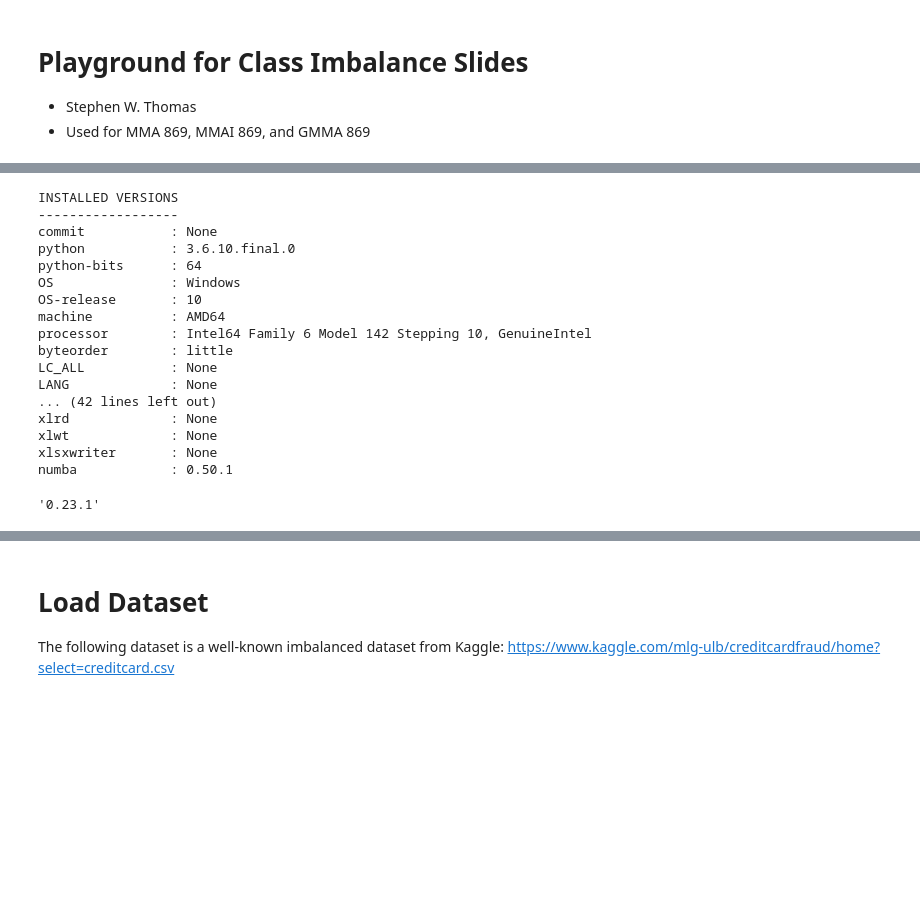
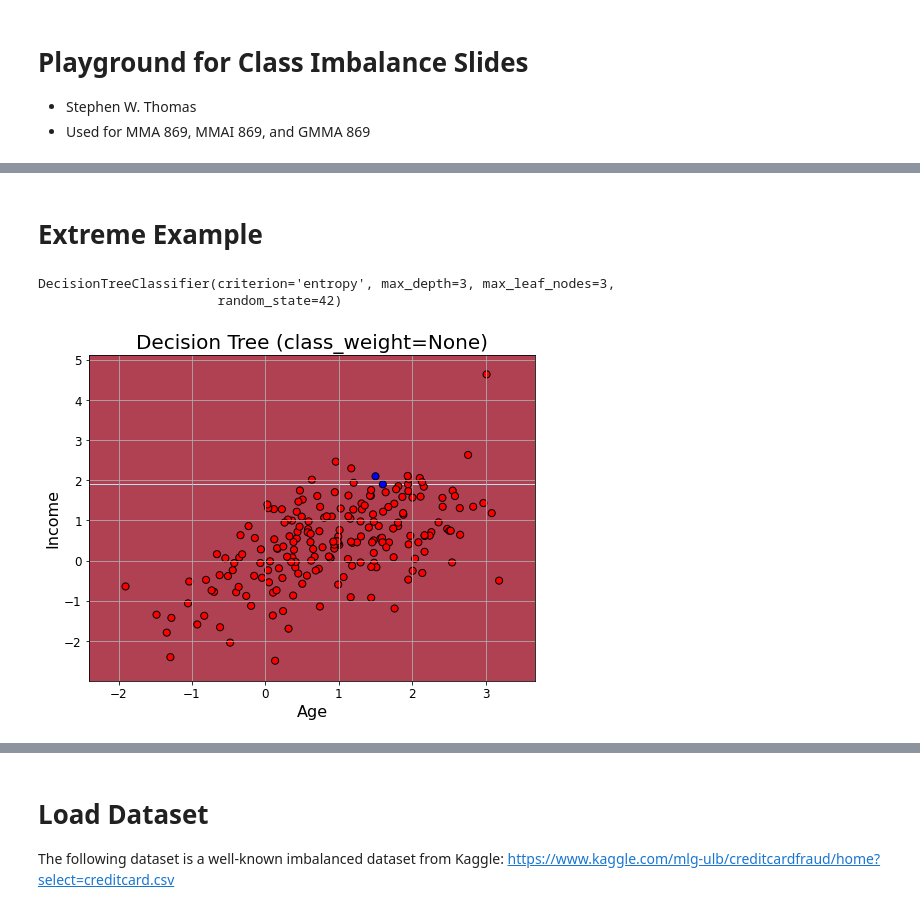
Before and after one commit to stepthom/869_course, a Jupyter notebook: imbalance/slides_imbalance.ipynb, the cells around one changed output, grey strips where cells are left out. Cells and saved outputs as stored; diff of their text form; code cells hidden in the pictures; blank space fills up the shorter version.

```diff
--- a/imbalance/slides_imbalance.ipynb
+++ b/imbalance/slides_imbalance.ipynb
@@ -9,28 +11,3 @@ print(datetime.datetime.now())
-# %%
-import pandas as pd
-pd.show_versions(as_json=False)
-
-import sklearn
-sklearn.__version__
-# %% [output]
-INSTALLED VERSIONS
-------------------
-commit           : None
-python           : 3.6.10.final.0
-python-bits      : 64
-OS               : Windows
-OS-release       : 10
-machine          : AMD64
-processor        : Intel64 Family 6 Model 142 Stepping 10, GenuineIntel
-byteorder        : little
-LC_ALL           : None
-LANG             : None
-... (42 lines left out)
-xlrd             : None
-xlwt             : None
-xlsxwriter       : None
-numba            : 0.50.1
-'0.23.1'
 # %%
 import pandas as pd
 import numpy as np
@@ -39,3 +16,5 @@ import matplotlib.pyplot as plt
 
 from IPython.core.interactiveshell import InteractiveShell
 InteractiveShell.ast_node_interactivity = "all"
+# %% [markdown]
+# Extreme Example
@@ -41,0 +60,23 @@ InteractiveShell.ast_node_interactivity = "all"
+# %%
+df = pd.read_csv('https://raw.githubusercontent.com/stepthom/869_course/main/data/generated_marketing_extreme.csv')
+X = df[['Age', 'Income']].to_numpy()
+y = df['Bought'].to_numpy()
+# %%
+from sklearn.tree import DecisionTreeClassifier
+from sklearn.linear_model import LogisticRegression
+
+clf = DecisionTreeClassifier(random_state=42,
+                             criterion="entropy",
+                             class_weight=None,
+                             max_depth=3,
+                             max_leaf_nodes=3,
+                             )
+clf.fit(X, y)
+
+figure = plt.figure(figsize=(8, 6));
+ax = plt.subplot(1, 1, 1);
+plot_boundaries(X, y, clf, "Decision Tree (class_weight=None)", "Age", "Income", ax)
+# %% [output]
+DecisionTreeClassifier(criterion='entropy', max_depth=3, max_leaf_nodes=3,
+                       random_state=42)
+[figure, added]
```
Also changed, not shown: parts of 20 cells of this notebook.
